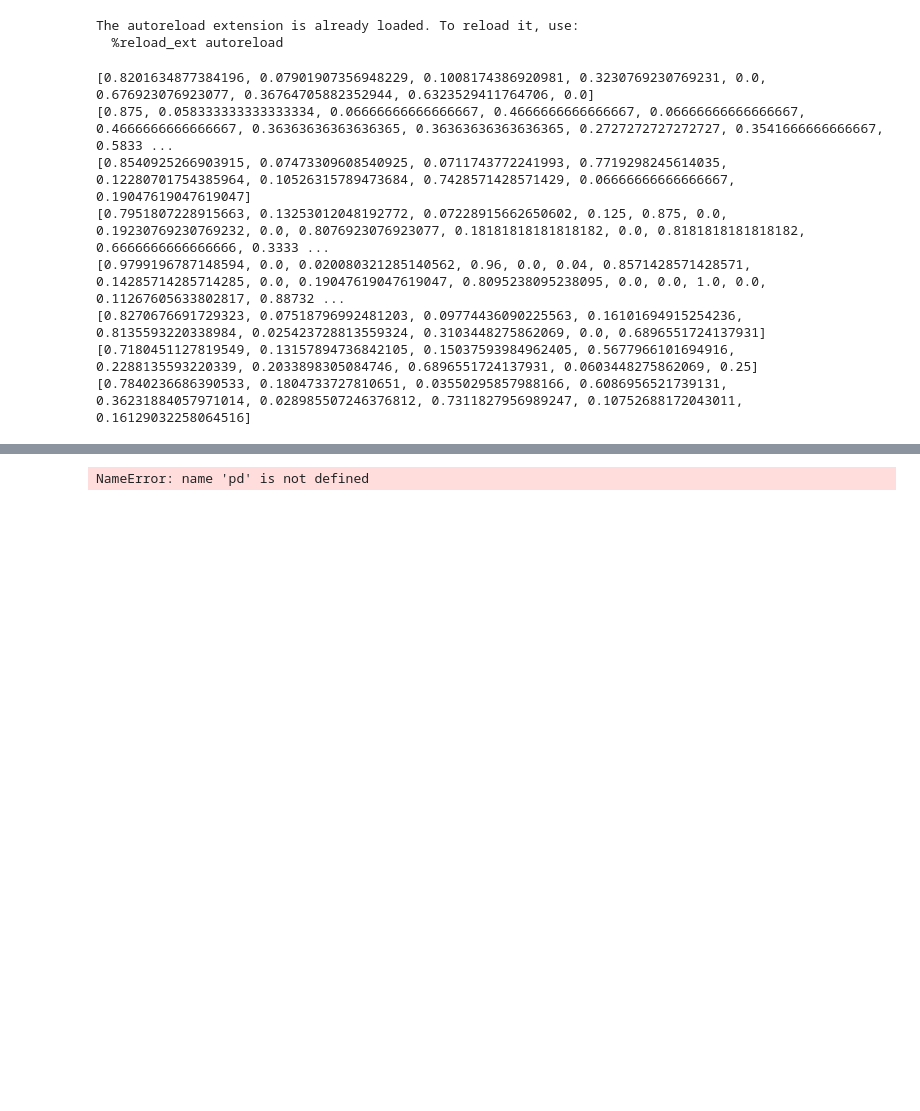
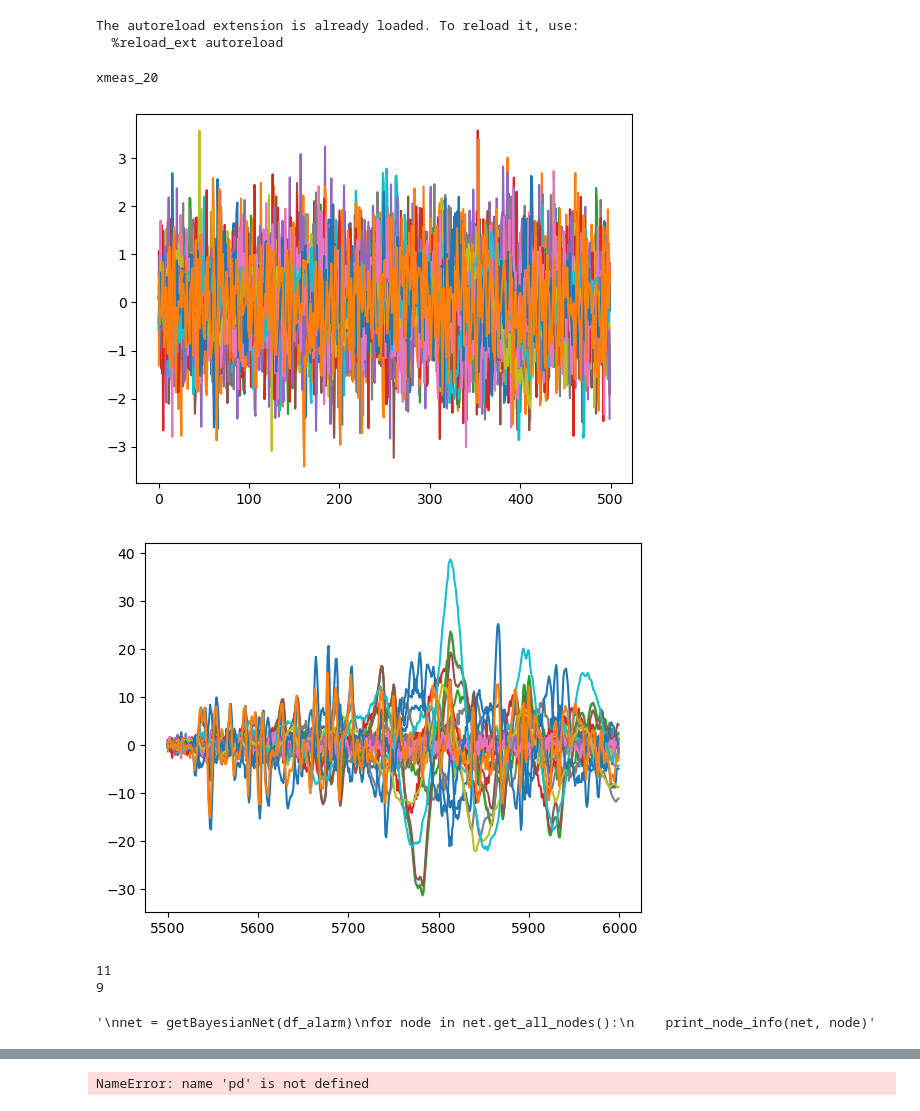
Before and after one commit to oubo2/PhD, a Jupyter notebook: BayesianNetwork/Analyse_data.ipynb, the cells around one changed output, grey strips where cells are left out. Saved outputs shown, nothing was run; the diff lists cells and outputs as text; code cells hidden in the pictures; blank space fills up the shorter version.

```diff
--- a/BayesianNetwork/Analyse_data.ipynb
+++ b/BayesianNetwork/Analyse_data.ipynb
@@ -59,20 +60,45 @@ reactor = ['xmeas_1', 'xmeas_2', 'xmeas_3', 'xmeas_4', 'xmeas_5', 'xmeas_6', 'xm
 seperator = ['xmeas_7', 'xmeas_20', 'xmeas_21', 'xmeas_10', 'xmeas_11', 'xmeas_12', 'xmeas_13', 'xmeas_14', 'xmeas_22']
 stripper = ['xmeas_11', 'xmeas_12', 'xmeas_13', 'xmeas_14', 'xmeas_22', 'xmeas_15', 'xmeas_16', 'xmeas_17', 'xmeas_18',
            'xmeas_19', 'xmeas_4', 'xmeas_5']
+# %%
+feature_importance = featureDCIG(ss_df_train_normal, ss.transform(df_train_faulty))
+evidence = features[np.argmax(feature_importance)]
+print(evidence)
+# %% [output]
+xmeas_20
+# %%
+#KPCA
+kpca = KernelPCA(n_components=4, kernel='rbf', fit_inverse_transform=True)
+x_faulty = ss.transform(df_train_faulty,copy=None)
+x_kpca = kpca.fit(ss_df_train_normal)
+x_fault_free_reconstructed = kpca.inverse_transform(kpca.transform(ss_df_train_normal))
+x_faulty_reconstructed = kpca.inverse_transform(kpca.transform(x_faulty))
+
+normal_residuals = x_fault_free_reconstructed - ss_df_train_normal
+plt.plot(normal_residuals)
+plt.show()
+
+faulty_residuals = x_faulty_reconstructed - x_faulty
+plt.plot(faulty_residuals)
+plt.show()
+# %% [output]
+[figure, added]
+[figure, added]
 # %%
-#import importlib
-#importlib.reload(pysmileUtil)
+df_train_normal_residuals = pd.DataFrame(data=normal_residuals, columns=features)
+df_train_faulty_residuals = pd.DataFrame(data=faulty_residuals, columns=features)
 
-df_train_faulty_alarm = alarm_df(df_train_normal, df_train_faulty)
-BN = pysmileUtil.getBayesianNet(df_train_faulty_alarm)
-#for node in BN.get_all_nodes():
-#    print(print_node_info(BN, node))
+df_alarm = alarm_df(df_train_normal_residuals, df_train_faulty_residuals)
+TETable = transferEntropyTable(df_alarm, 4, 0.05)
+edges = getTableEdges(TETable, features)
+nodes = getNodesFromEdges(edges)
+print(len(nodes))
+print(len(edges))
+'''
+net = getBayesianNet(df_alarm)
+for node in net.get_all_nodes():
+    print_node_info(net, node)'''
 # %% [output]
-[0.8201634877384196, 0.07901907356948229, 0.1008174386920981, 0.3230769230769231, 0.0, 0.676923076923077, 0.36764705882352944, 0.6323529411764706, 0.0]
-[0.875, 0.058333333333333334, 0.06666666666666667, 0.4666666666666667, 0.06666666666666667, 0.4666666666666667, 0.36363636363636365, 0.36363636363636365, 0.2727272727272727, 0.3541666666666667, 0.5833 ...
-[0.8540925266903915, 0.07473309608540925, 0.0711743772241993, 0.7719298245614035, 0.12280701754385964, 0.10526315789473684, 0.7428571428571429, 0.06666666666666667, 0.19047619047619047]
-[0.7951807228915663, 0.13253012048192772, 0.07228915662650602, 0.125, 0.875, 0.0, 0.19230769230769232, 0.0, 0.8076923076923077, 0.18181818181818182, 0.0, 0.8181818181818182, 0.6666666666666666, 0.3333 ...
-[0.9799196787148594, 0.0, 0.020080321285140562, 0.96, 0.0, 0.04, 0.8571428571428571, 0.14285714285714285, 0.0, 0.19047619047619047, 0.8095238095238095, 0.0, 0.0, 1.0, 0.0, 0.11267605633802817, 0.88732 ...
-[0.8270676691729323, 0.07518796992481203, 0.09774436090225563, 0.16101694915254236, 0.8135593220338984, 0.025423728813559324, 0.3103448275862069, 0.0, 0.6896551724137931]
-[0.7180451127819549, 0.13157894736842105, 0.15037593984962405, 0.5677966101694916, 0.2288135593220339, 0.2033898305084746, 0.6896551724137931, 0.0603448275862069, 0.25]
-[0.7840236686390533, 0.1804733727810651, 0.03550295857988166, 0.6086956521739131, 0.36231884057971014, 0.028985507246376812, 0.7311827956989247, 0.10752688172043011, 0.16129032258064516]
+11
+9
+'\nnet = getBayesianNet(df_alarm)\nfor node in net.get_all_nodes():\n    print_node_info(net, node)'
```
Also changed, not shown: parts of 27 cells of this notebook, 8 other files.
